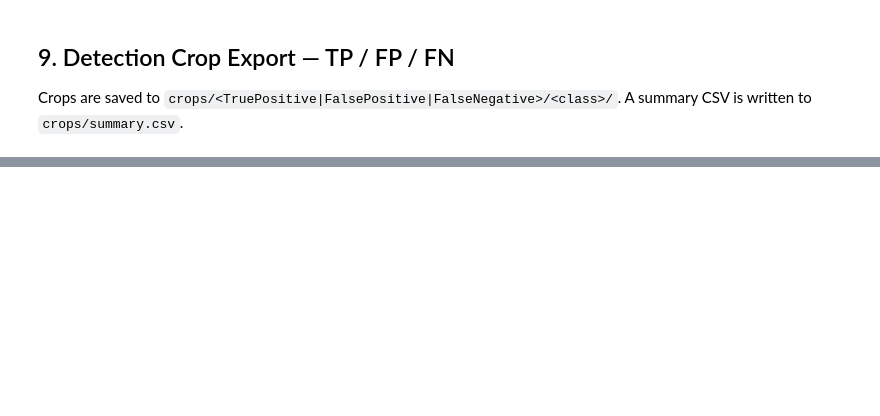
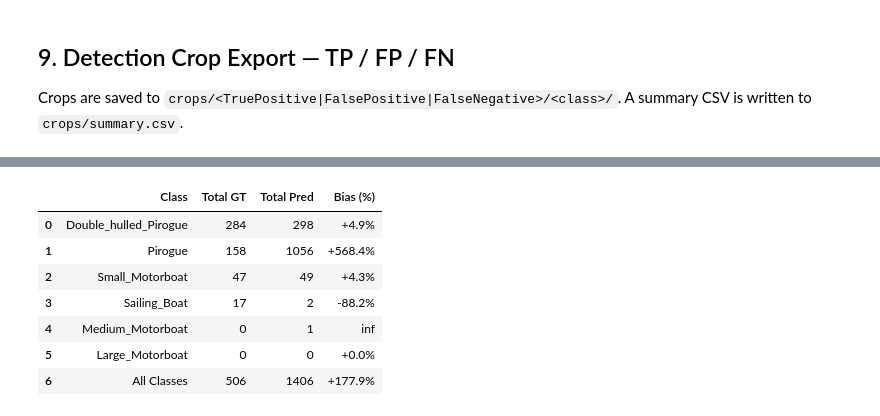
Before and after one commit to Thomas-aub/pleiades-boat-detection, a Jupyter notebook: notebooks/02_model_evaluation.ipynb, the cells around one changed output, grey strips where cells are left out. Saved outputs shown, nothing was run; the diff lists cells and outputs as text; code cells hidden in the pictures; blank space fills up the shorter version.

```diff
--- a/notebooks/02_model_evaluation.ipynb
+++ b/notebooks/02_model_evaluation.ipynb
@@ -63,11 +70,13 @@ print("Imports OK.")
 
 Change these to adapt to a different run or dataset.
 # %%
-MODEL_PATH    = Path("../runs/obb/boat_obb_v1/weights/best.pt")
+MODEL_PATH    = Path("../boat_obb_v1/train/weights/best.pt")
 DATA_PATH     = Path("../data/dataset.yaml")
 PROCESSED_DIR = Path("../data/processed")
 LABELS_ROOT   = PROCESSED_DIR / "labels"
 IMAGES_DIR    = PROCESSED_DIR / "images"
+LABELS_DIR    = PROCESSED_DIR / "labels"
+
 SPLITS        = ["train", "val", "test"]
 
 FINAL_CONF    = 0.10
@@ -185,7 +265,7 @@ plt.tight_layout(); plt.show()
 
 Sweep confidence threshold and record precision/recall to plot the PR curve.
 # %%
-thresholds  = np.linspace(0.05, 0.95, 40)
+thresholds  = np.linspace(0.05, 0.50, 10)
 pr_records  = []
 
 images_test = sorted((IMAGES_DIR / "test").glob("*.tif"))
@@ -353,0 +527,19 @@ display(df_crops)
+# %%
+# ── 10.2  Counting Bias summary table ────────────────────────────────────────
+
+df_bias = build_bias_dataframe(
+    gt_counts_per_class=gt_counts_per_class,
+    pred_counts_per_class=pred_counts_per_class,
+    class_names=CLASS_NAMES,
+)
+
+display(df_bias)
+# %% [output]
+|  | Class | Total GT | Total Pred | Bias (%) |
+| 0 | Double_hulled_Pirogue | 284 | 298 | +4.9% |
+| 1 | Pirogue | 158 | 1056 | +568.4% |
+| 2 | Small_Motorboat | 47 | 49 | +4.3% |
+| 3 | Sailing_Boat | 17 | 2 | -88.2% |
+| 4 | Medium_Motorboat | 0 | 1 | inf |
+| 5 | Large_Motorboat | 0 | 0 | +0.0% |
+| 6 | All Classes | 506 | 1406 | +177.9% |
```
Also changed, not shown: parts of 14 cells of this notebook, 22 other files.
